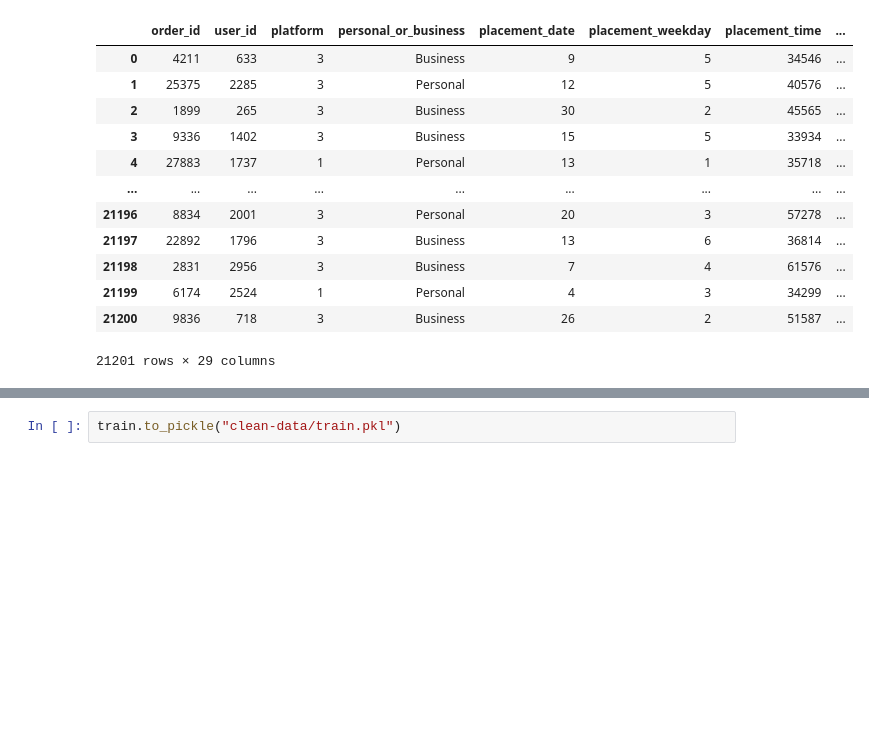
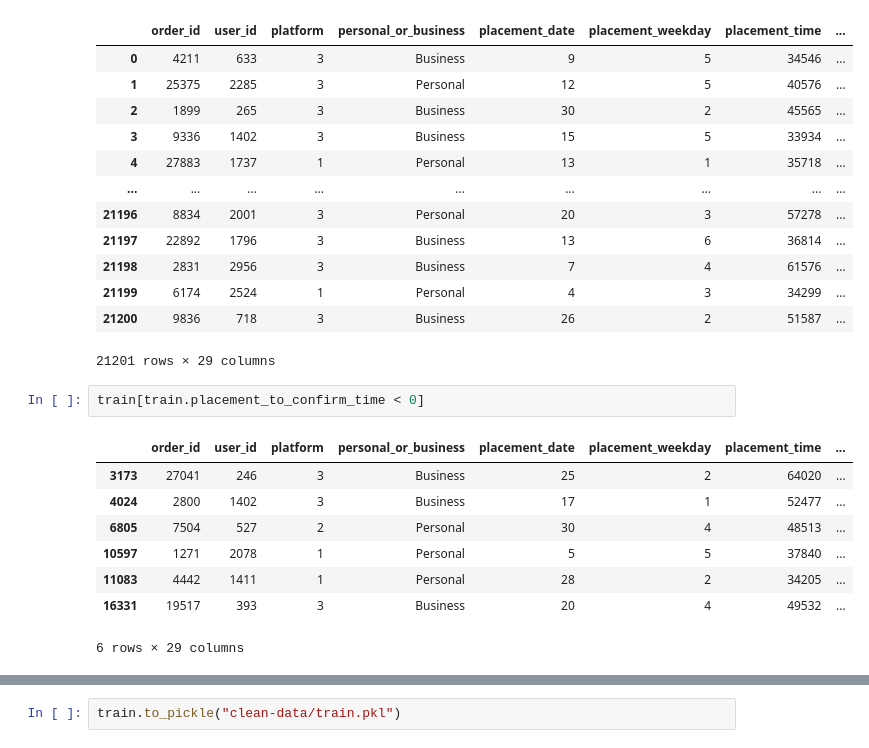
Before and after one commit to jeremylee73/ix-sendy-logistics, a Jupyter notebook: sendy-logistics-train.ipynb, the cells around one changed output, grey strips where cells are left out. Cells and saved outputs as stored; diff of their text form; blank space fills up the shorter version.

Commit message:
Fixed placement confirmation bug

```diff
--- a/sendy-logistics-train.ipynb
+++ b/sendy-logistics-train.ipynb
@@ -345,3 +345,14 @@ train
 | 21199 | 6174 | 2524 | 1 | Personal | 4 | 3 | 34299 | ... |
 | 21200 | 9836 | 718 | 3 | Business | 26 | 2 | 51587 | ... |
 21201 rows × 29 columns
+# %%
+train[train.placement_to_confirm_time < 0]
+# %% [output]
+|  | order_id | user_id | platform | personal_or_business | placement_date | placement_weekday | placement_time | ... |
+| 3173 | 27041 | 246 | 3 | Business | 25 | 2 | 64020 | ... |
+| 4024 | 2800 | 1402 | 3 | Business | 17 | 1 | 52477 | ... |
+| 6805 | 7504 | 527 | 2 | Personal | 30 | 4 | 48513 | ... |
+| 10597 | 1271 | 2078 | 1 | Personal | 5 | 5 | 37840 | ... |
+| 11083 | 4442 | 1411 | 1 | Personal | 28 | 2 | 34205 | ... |
+| 16331 | 19517 | 393 | 3 | Business | 20 | 4 | 49532 | ... |
+6 rows × 29 columns
```
Also changed, not shown: parts of 4 cells of this notebook, 2 other files.
